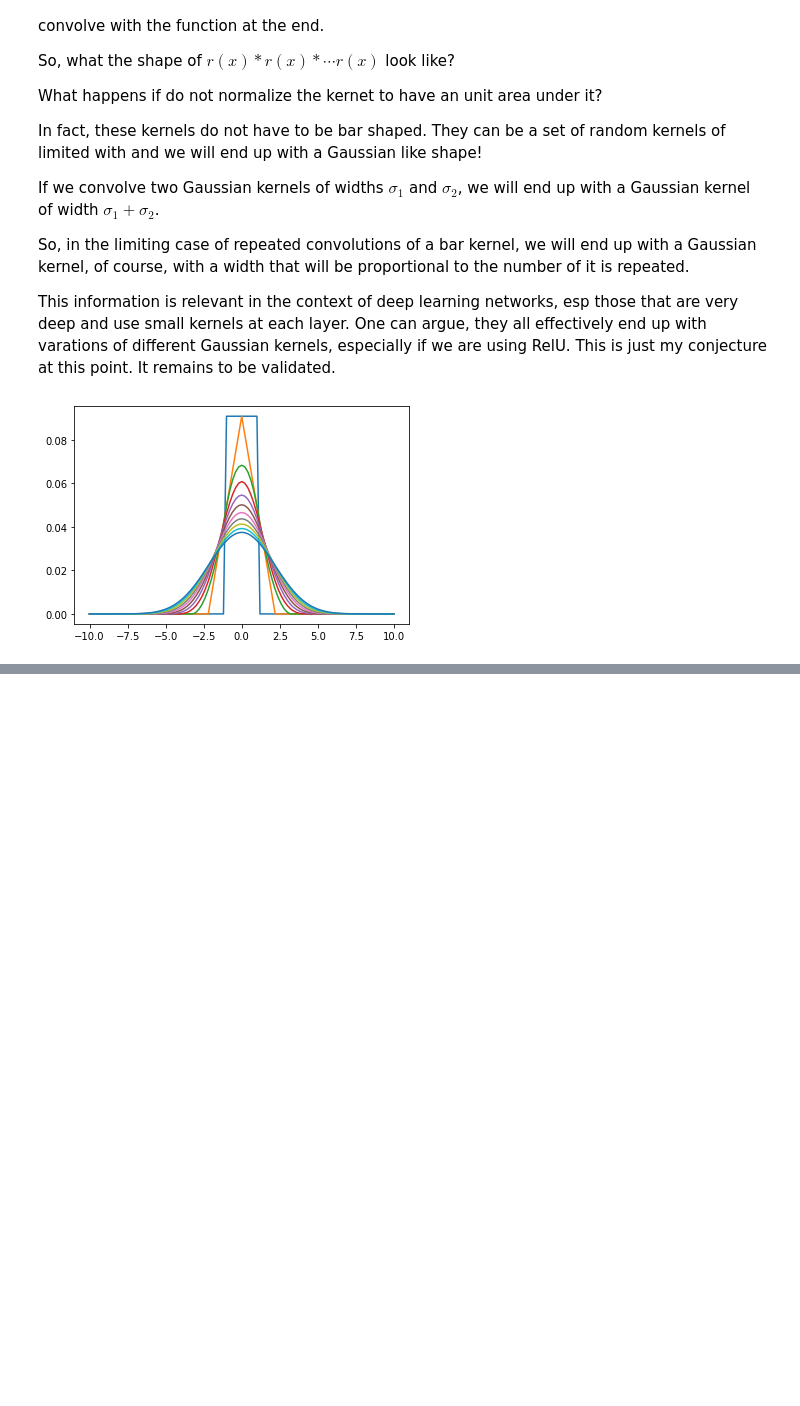
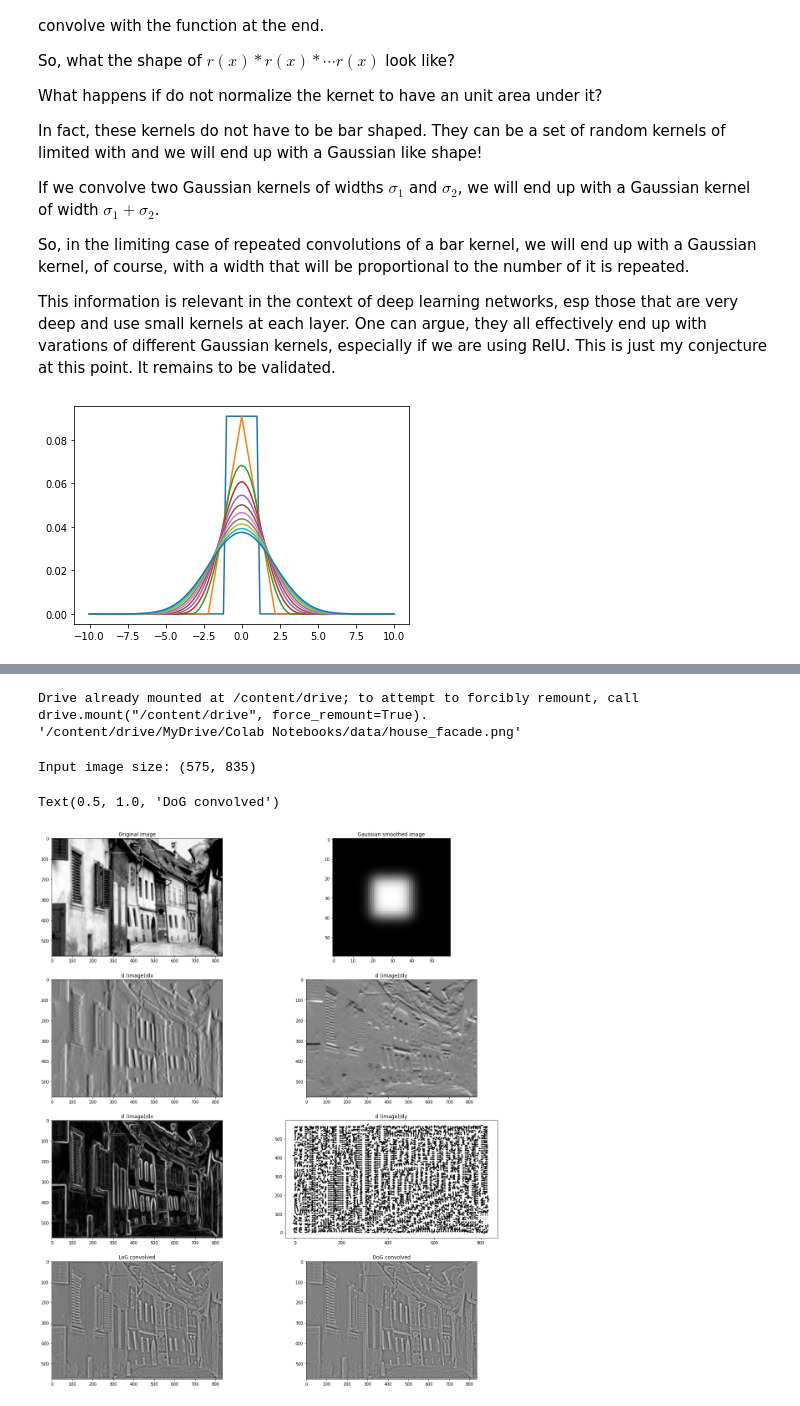
Before and after one commit to rfogarty/Computer-Vision-Course, a Jupyter notebook: Lecture_5_Linear_Filtering_and_Edges.ipynb, the cells around one changed output, grey strips where cells are left out. Drawn from its saved outputs; the diff is of its cells as text; code cells hidden in the pictures; blank space fills up the shorter version.

```diff
--- a/Lecture_5_Linear_Filtering_and_Edges.ipynb
+++ b/Lecture_5_Linear_Filtering_and_Edges.ipynb
@@ -409,0 +569,70 @@ Because of the linear property of the convolution operation, convolution with th
+# %%
+from google.colab import drive
+drive.mount('/content/drive')
+!ls /content/drive/MyDrive/Colab\ Notebooks/data/house_facade.png
+# %% [output]
+Drive already mounted at /content/drive; to attempt to forcibly remount, call drive.mount("/content/drive", force_remount=True).
+'/content/drive/MyDrive/Colab Notebooks/data/house_facade.png'
+# %%
+
+#------------------------------------------------------------------
+import cv2
+
+# Load an color image in grayscale
+img = cv2.imread('/content/drive/MyDrive/Colab Notebooks/data/house_facade.png')
+
+# Change color spaces. Can experiment with other spaces.
+img = cv2.cvtColor(img, cv2.COLOR_BGR2GRAY)
+print("Input image size:", img.shape)
+plt.figure(figsize=(20,30))
+img = img.astype(np.float)  # need to change type from uint8 to float
+
+smoothed_image_1 = image_convolve_gaussian (img, 2.0)
+smoothed_image_2 = image_convolve_gaussian (img, 3.5)
+
+image_dx, image_dy = image_convolve_gradient_gaussian(img, 3)
+image_log = image_convolve_LoG (img, 3)
+
+
+plt.subplot(5,2,3)
+plt.imshow(img, cmap='gray')
+plt.title ('Original Image')
+plt.subplot(5,2,4)
+plt.imshow(smoothed_image, cmap='gray')
+plt.title ('Gaussian smoothed image')
+
+# Show image gradient
+plt.subplot(5,2, 5)
+plt.imshow(image_dx, cmap='gray')
+plt.title('d (image)/dx')
+plt.subplot(5,2, 6)
+plt.imshow(image_dy, cmap='gray')
+plt.title('d (image)/dy');
+
+# Show image gradient and orientation
+plt.subplot(5,2, 7)
+grad_mag = np.sqrt(image_dx*image_dx + image_dy*image_dy)+0.0001
+plt.imshow(grad_mag, cmap='gray')
+plt.title('d (image)/dx')
+plt.subplot(5,2, 8)
+# Show the gradient directions every 10th pixel otherwise it is too crowded.
+x = np.arange(0, img.shape[1], 10)
+y = np.arange(0, img.shape[0], 10)
+X, Y = np.meshgrid(x, y)
+cos_t = image_dx/grad_mag
+sin_t = image_dy/grad_mag
+#plt.imshow(cos_t[::10,::10])
+plt.quiver(X, Y, cos_t[::10,::10], sin_t[::10,::10], scale=1 / 0.015)
+plt.title('d (image)/dy');
+
+# Show Laplacian of Gaussian
+plt.subplot(5,2, 9)
+plt.imshow(image_log, cmap='gray')
+plt.title('LoG convolved')
+plt.subplot(5,2, 10)
+plt.imshow(smoothed_image_2 - smoothed_image_1, cmap='gray')
+plt.title('DoG convolved');
+# %% [output]
+Input image size: (575, 835)
+Text(0.5, 1.0, 'DoG convolved')
+[figure, added]
```
Also changed, not shown: parts of 8 cells of this notebook.
